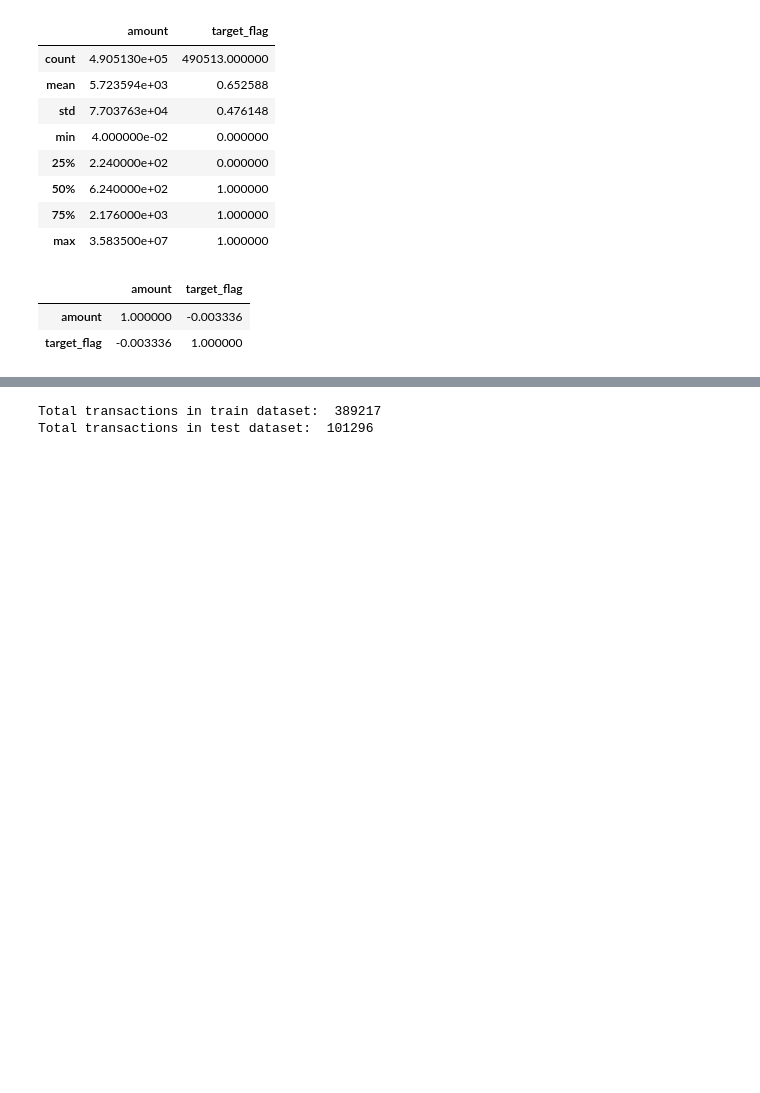
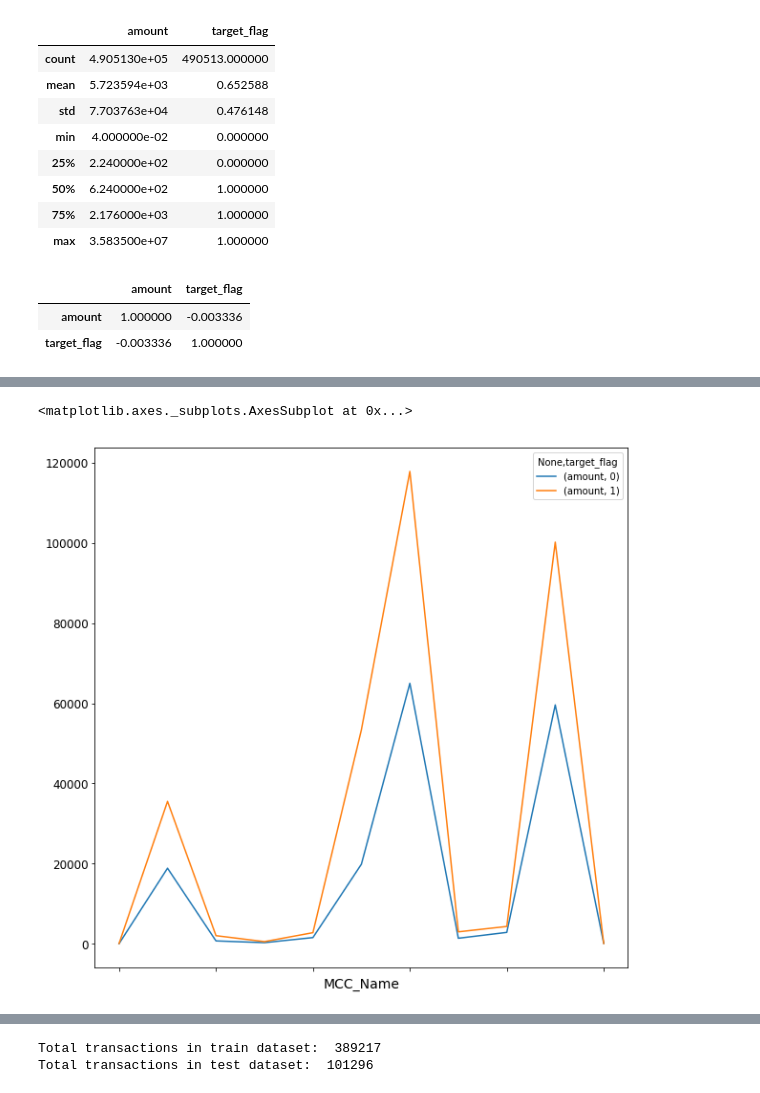
Before and after one commit to dataeli/netology-FE, a Jupyter notebook: HW1.ipynb, the cells around one changed output, grey strips where cells are left out. Drawn from its saved outputs; the diff is of its cells as text; code cells hidden in the pictures; blank space fills up the shorter version.

```diff
--- a/HW1.ipynb
+++ b/HW1.ipynb
@@ -181,3 +181,7 @@ corr_matr
 |  | amount | target_flag |
 | amount | 1.000000 | -0.003336 |
 | target_flag | -0.003336 | 1.000000 |
+# %%
+grouped_mcc = df[['MCC_Name', 'amount', 'target_flag']].groupby(['MCC_Name', 'target_flag']).agg('count')
+viz_mcc = grouped_mcc.unstack(fill_value=0)
+viz_mcc
@@ -183,0 +203,5 @@ corr_matr
+# %%
+viz_mcc.plot()
+# %% [output]
+<matplotlib.axes._subplots.AxesSubplot at 0x...>
+[figure, added]
```
Also changed, not shown: parts of 3 cells of this notebook.
